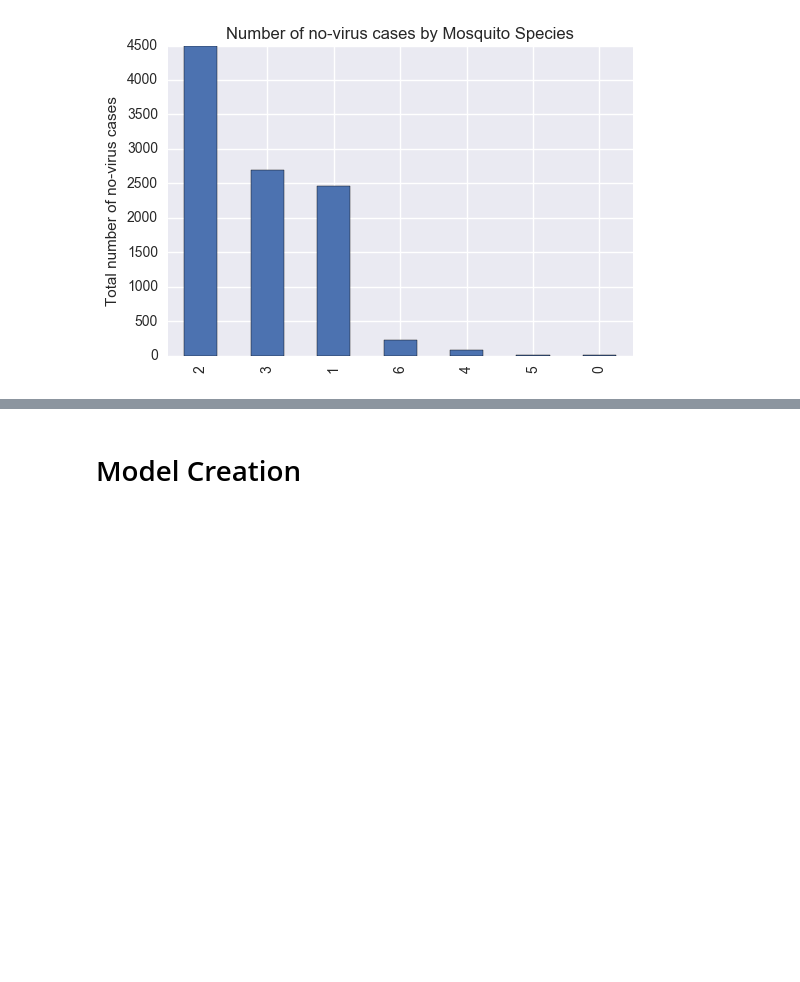
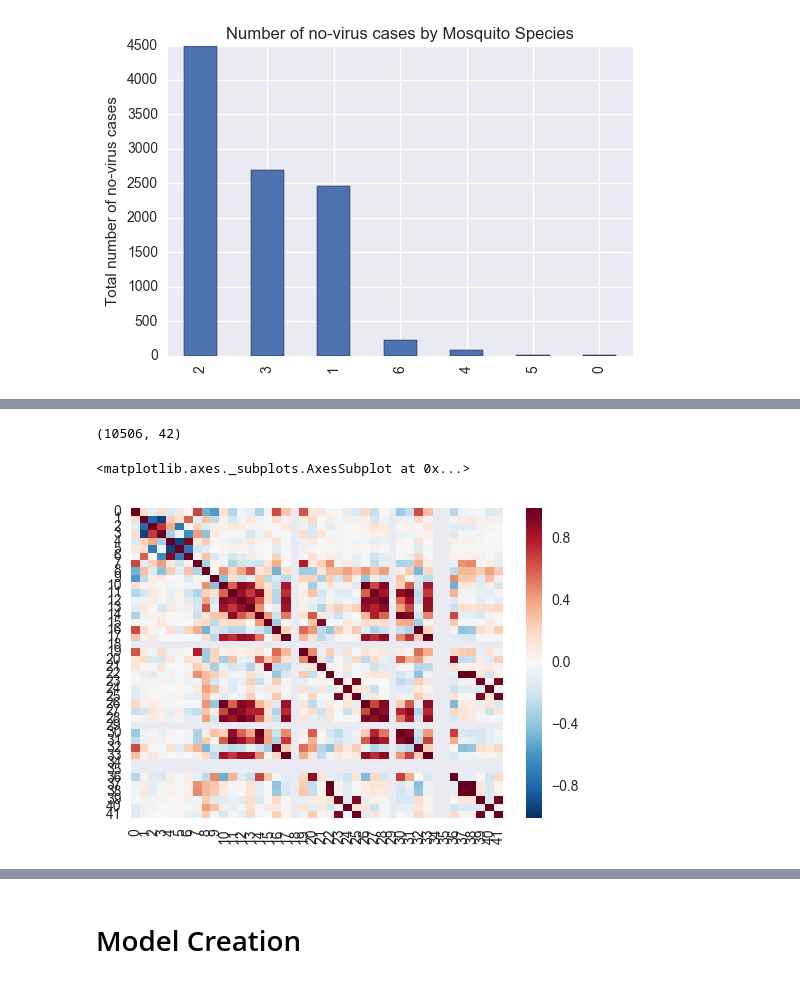
Before and after one commit to micahhp/WestNile, a Jupyter notebook: workbooks/west_nile_rn-v.1.3.ipynb, the cells around one changed output, grey strips where cells are left out. Saved outputs shown, nothing was run; the diff lists cells and outputs as text; code cells hidden in the pictures; blank space fills up the shorter version.

```diff
--- a/workbooks/west_nile_rn-v.1.3.ipynb
+++ b/workbooks/west_nile_rn-v.1.3.ipynb
@@ -311,0 +321,10 @@ plt.show()
+# %%
+eigenValues, eigenVectors = np.linalg.eig(cov_mat)
+# %%
+eigenPairs = [(np.abs(eigenValues[i]), eigenVectors[:,i]) for i in range(len(eigenValues))]
+# %%
+eigenPairs.sort(key=lambda x: x[0])
+eigenPairs.reverse()
+
+for i in eigenPairs:
+    print i[0]
@@ -311,0 +365,16 @@ plt.show()
+# %%
+# mat = []
+# for i in range(10):
+#     mat.append(i)
+#     for j in range(len(eigenVectors)):
+#         mat.append(eigenPairs[i][1][j])
+
+# BestFeatures = pd.DataFrame(mat)
+
+Feat = pd.DataFrame()
+
+for i in range(10):
+    for j in range(len(eigenVectors)):
+        Feat.loc[i,j] = eigenPairs[i][1][j]
+
+Feat
@@ -311,0 +393,9 @@ plt.show()
+# %%
+Train_X.shape
+# %% [output]
+(10506, 42)
+# %%
+sns.heatmap(Feat.corr())
+# %% [output]
+<matplotlib.axes._subplots.AxesSubplot at 0x...>
+[figure, added]
```
Also changed, not shown: parts of 21 cells of this notebook.
